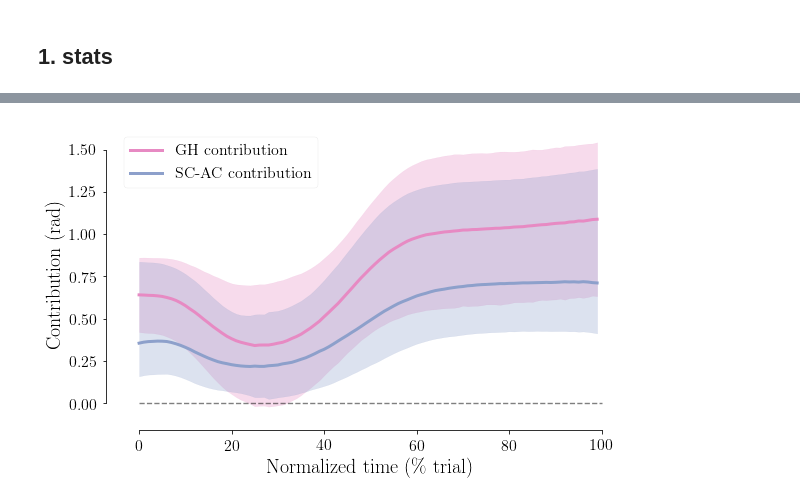
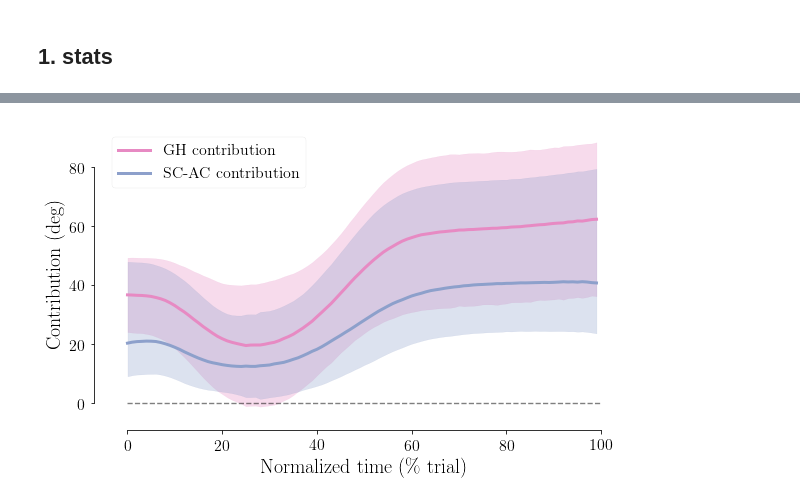
Before and after one commit to romainmartinez/SHR, a Jupyter notebook: 1_spm.ipynb, the cells around one changed output, grey strips where cells are left out. Drawn from its saved outputs; the diff is of its cells as text; code cells hidden in the pictures.

```diff
--- a/1_spm.ipynb
+++ b/1_spm.ipynb
@@ -163,41 +166,48 @@ fig.savefig(f'./share/fig/rhythm.pdf', transparent=True)
 plt.show()
 # %%
 contrib_gh, contrib_scac = [mat[i][0][0] for i in ['contrib_gh', 'contrib_scac']]
+
+RAD = False
 
 colors = {
     'WR-EL': '#fc8d62ff',
     'GH': '#e78ac3ff',
     'SC-AC': '#8da0cbff',
     'RoB': '#66c2a5ff'
 }
 
 fig, ax = plt.subplots(figsize=(8.4, 5.19148551))
 
-mean_contrib_gh = np.nanmean(contrib_gh, axis=0)
-std_contrib_gh = np.nanstd(contrib_gh, axis=0)
-mean_contrib_scac = np.nanmean(contrib_scac, axis=0)
-std_contrib_scac = np.nanstd(contrib_scac, axis=0)
+if RAD:
+    converter = 1
+else:
+    converter = 180 / np.pi
+
+mean_contrib_gh = np.nanmean(contrib_gh * converter, axis=0)
+std_contrib_gh = np.nanstd(contrib_gh * converter, axis=0)
+mean_contrib_scac = np.nanmean(contrib_scac * converter, axis=0)
+std_contrib_scac = np.nanstd(contrib_scac * converter, axis=0)
 
 plt.plot(mean_contrib_gh, color=colors['GH'], label='GH contribution', linewidth=3)
 ax.fill_between(np.arange(0, 100), y1=mean_contrib_gh - std_contrib_gh, y2=mean_contrib_gh + std_contrib_gh, color=colors['GH'], alpha=.3)
 
 plt.plot(mean_contrib_scac, color=colors['SC-AC'], label='SC-AC contribution', linewidth=3)
 ax.fill_between(np.arange(0, 100), y1=mean_contrib_scac - std_contrib_scac, y2=mean_contrib_gh + std_contrib_scac, color=colors['SC-AC'], alpha=.3)
 
 plt.plot([0, 100], [0, 0], linestyle='--', alpha=.5, color='k')
 
-ax.set_ylabel('Contribution (rad)')
+ax.set_ylabel('Contribution (deg)')
 ax.set_xlabel('Normalized time (\% trial)')
 ax.xaxis.set_ticks(np.linspace(0, 100, num=6))
 # ax.yaxis.set_ticks(np.linspace(0.5, 4, num=8))
 ax.legend(loc='upper left')
 
 sns.despine(offset=10, trim=True)
 fig.tight_layout()
 
 fig.savefig(f'./share/fig/rhythm.pdf', transparent=True)
 fig.savefig(f'./share/fig/rhythm.png', transparent=True, dpi=300)
 
 plt.show()
 # %% [output]
-[figure, old version]
+[figure, new version]
```
Also changed, not shown: parts of 2 cells of this notebook.
